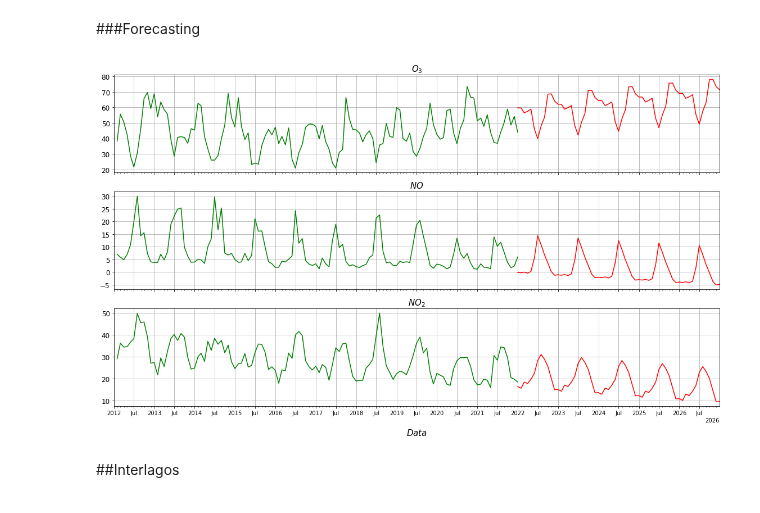
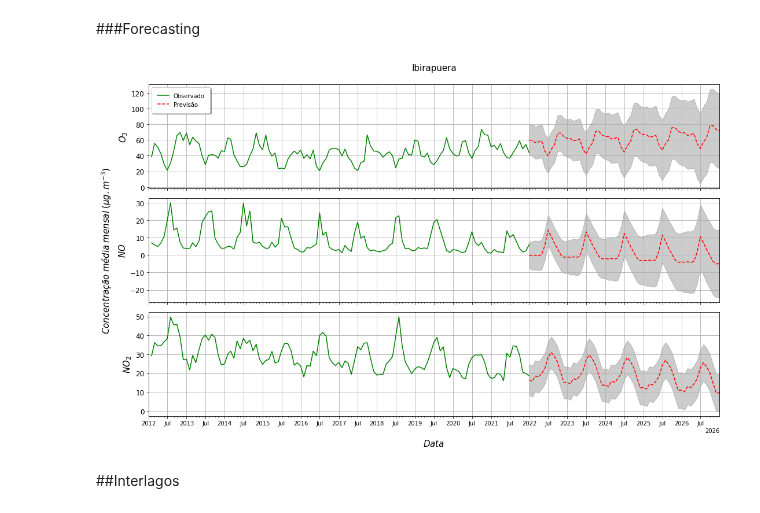
Before and after one commit to antoniogss/air_quality, a Jupyter notebook: sarima_forecasting.ipynb, the cells around one changed output. Drawn from its saved outputs; the diff is of its cells as text; code cells hidden in the pictures.

```diff
--- a/sarima_forecasting.ipynb
+++ b/sarima_forecasting.ipynb
@@ -320,6 +320,8 @@ ci = forecast.conf_int()
 # plt.show()
 # %% [markdown]
 ###Forecasting
+# %%
+ax = fig.add_subplot(111)
 # %%
 y_1 = cp_o3_8h_month
 y_2 = cp_nox_month['NO']
@@ -549,15 +575,15 @@ forecast = model_aic.get_forecast(steps=steps)
 
 #predictions and confidence interval
 predictions_ib_no = forecast.predicted_mean
-ci = forecast.conf_int()
+ci_ib_no = forecast.conf_int()
 
 # #Observed Plot
 # fig = y.plot(label='Observed')
 # fig.set_xlabel('Date')
 # fig.set_ylabel('NO')
-# fig.fill_between(ci.index,
-#                  ci.iloc[:, 0],
-#                  ci.iloc[:, 1],
+# fig.fill_between(ci_ib_no.index,
+#                  ci_ib_no.iloc[:, 0],
+#                  ci_ib_no.iloc[:, 1],
 #                  color='k',
 #                  alpha=.2
 #                 )
@@ -612,15 +638,15 @@ forecast = model_aic.get_forecast(steps=steps)
 
 #predictions and confidence interval
 predictions_ib_no2 = forecast.predicted_mean
-ci = forecast.conf_int()
+ci_ib_no2 = forecast.conf_int()
 
 # #Observed Plot
 # fig = y.plot(label='Observed')
 # fig.set_xlabel('Date')
 # fig.set_ylabel('NO2')
-# fig.fill_between(ci.index,
-#                  ci.iloc[:, 0],
-#                  ci.iloc[:, 1],
+# fig.fill_between(ci_ib_no2.index,
+#                  ci_ib_no2.iloc[:, 0],
+#                  ci_ib_no2.iloc[:, 1],
 #                  color='k',
 #                  alpha=.2
 #                 )
@@ -649,9 +675,16 @@ fig, (ax1, ax2, ax3) = plt.subplots(nrows=3,
 
 ####
 
-ax1.plot(y_1, label='Capão Redondo', color='green')
+ax1.plot(y_1, label='Observado', color='green')
 
-ax1.plot(predictions_ib_o3['2021-12':], label='Previsto', color='red')
+ax1.plot(predictions_ib_o3['2021-12':], '--r', label='Previsão', color='red')
+
+ax1.fill_between(ci_ib_o3['2021-12':].index,
+                 ci_ib_o3['2021-12':].iloc[:, 0],
+                 ci_ib_o3['2021-12':].iloc[:, 1],
+                 color='k',
+                 alpha=.2
+                )
 
 # Major ticks every half year, minor ticks every month
 
@@ -676,7 +709,14 @@ for label in ax.get_xticklabels(which='major'):
 
 ax2.plot(y_2, label='Ibirapuera', color='green')
 
-ax2.plot(predictions_ib_no['2021-12':], label='Previsto', color='red')
+ax2.plot(predictions_ib_no['2021-12':], '--r', label='Previsto', color='red')
+
+ax2.fill_between(ci_ib_no['2021-12':].index,
+                 ci_ib_no['2021-12':].iloc[:, 0],
+                 ci_ib_no['2021-12':].iloc[:, 1],
+                 color='k',
+                 alpha=.2
+                )
 
 ax2.xaxis.set_major_locator(dates.MonthLocator(bymonth=(1, 7)))
 
@@ -697,7 +737,14 @@ for label in ax.get_xticklabels(which='major'):
 
 ax3.plot(y_3, label='Interlagos', color='green')
 
-ax3.plot(predictions_ib_no2['2021-12':], label='Previsto', color='red')
+ax3.plot(predictions_ib_no2['2021-12':], '--r', label='Previsto', color='red')
+
+ax3.fill_between(ci_ib_no2['2021-12':].index,
+                 ci_ib_no2['2021-12':].iloc[:, 0],
+                 ci_ib_no2['2021-12':].iloc[:, 1],
+                 color='k',
+                 alpha=.2
+                )
 
 ax3.xaxis.set_major_locator(dates.MonthLocator(bymonth=(1, 7)))
 
@@ -715,48 +762,51 @@ for label in ax.get_xticklabels(which='major'):
     label.set(rotation=30, horizontalalignment='right')
 
 
-# ax1.legend()
-ax1.set_title('$O_{3}$',fontsize=15)
+ax1.legend(fancybox=True, framealpha=1, shadow=True, borderpad=1, loc='upper left')
+ax1.set_title('Ibirapuera\n',fontsize=15)
+ax1.set_ylabel('$O_{3}$',fontsize=15)
 ax1.set_xlim([dt.datetime(2012,1,1),dt.datetime(2026,12,31)], auto=True)
 
 # ax2.legend()
-ax2.set_title('$NO$',fontsize=15)
+# ax2.set_title('$NO$',fontsize=15)
+ax2.set_ylabel('$NO$',fontsize=15)
 ax2.set_xlim([dt.datetime(2012,1,1),dt.datetime(2026,12,31)], auto=True)
 
 # ax3.legend()
-ax3.set_title('$NO_{2}$',fontsize=15)
+# ax3.set_title('$NO_{2}$',fontsize=15)
+ax3.set_ylabel('$NO_{2}$',fontsize=15)
 ax3.set_xlim([dt.datetime(2012,1,1),dt.datetime(2026,12,31)], auto=True)
 
 fig.add_subplot(111, frameon=False)
 plt.tick_params(labelcolor='none',
                 which='both',
                 top=False,
                 bottom=False,
                 left=False,
                 right=False)
 
 plt.xlabel("\n$Data$",fontsize=15)
-# plt.ylabel("$Sazonalidade\;da\;concentração\;média\;mensal\;dos\;poluentes\;(u.a.)$\n",fontsize=15)
+plt.ylabel("$Concentração\;média\;mensal\;(µg.m^{-3})$\n\n",fontsize=15)
 
 plt.setp([ax1.get_yticklabels(),
           ax2.get_yticklabels(),
           ax3.get_yticklabels()],
          fontsize=12
          )
 
 
 plt.tight_layout()
 
-# plt.savefig(
-#               dir + 'cp_ets_seasonality.jpg',
-#               transparent = True,
-#               bbox_inches = 'tight',
-#               dpi = 500
-#             )
+plt.savefig(
+              dir + 'cp_prediction.jpg',
+              transparent = True,
+              bbox_inches = 'tight',
+              dpi = 500
+            )
 
 plt.show()
 # %% [output]
-[figure, old version]
+[figure, new version]
 # %% [markdown]
 ##Interlagos
 # %% [markdown]
```
Also changed, not shown: parts of 13 cells of this notebook.
